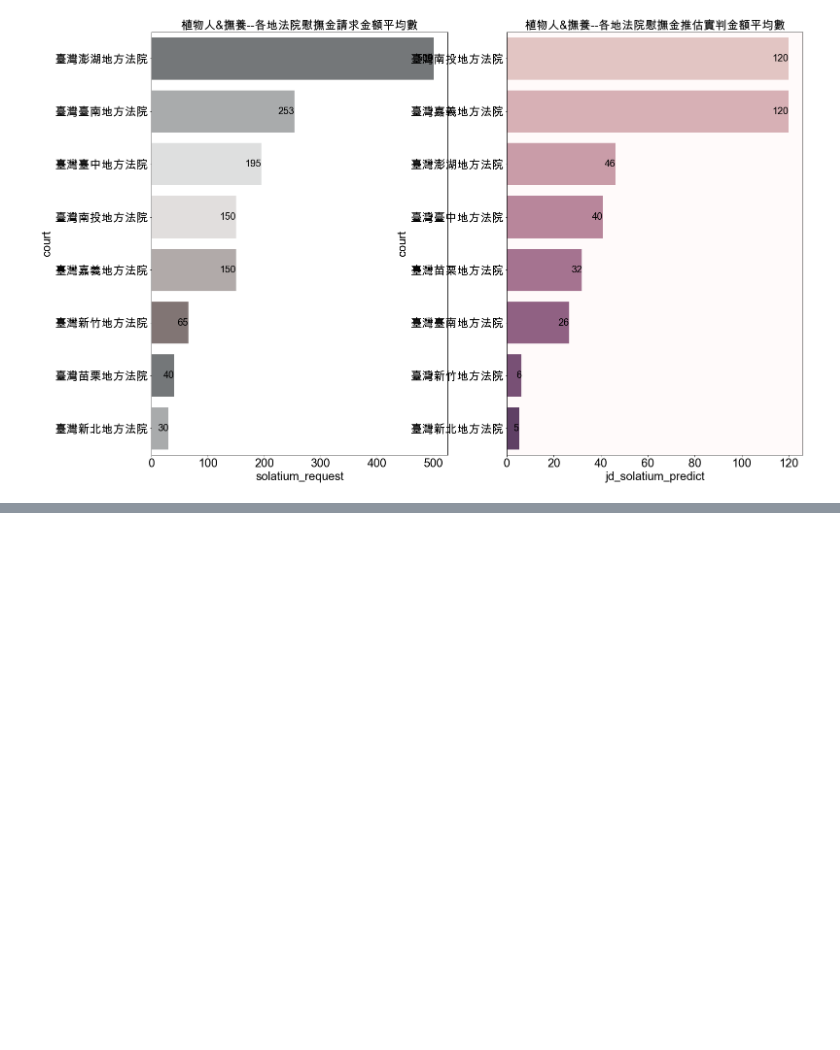
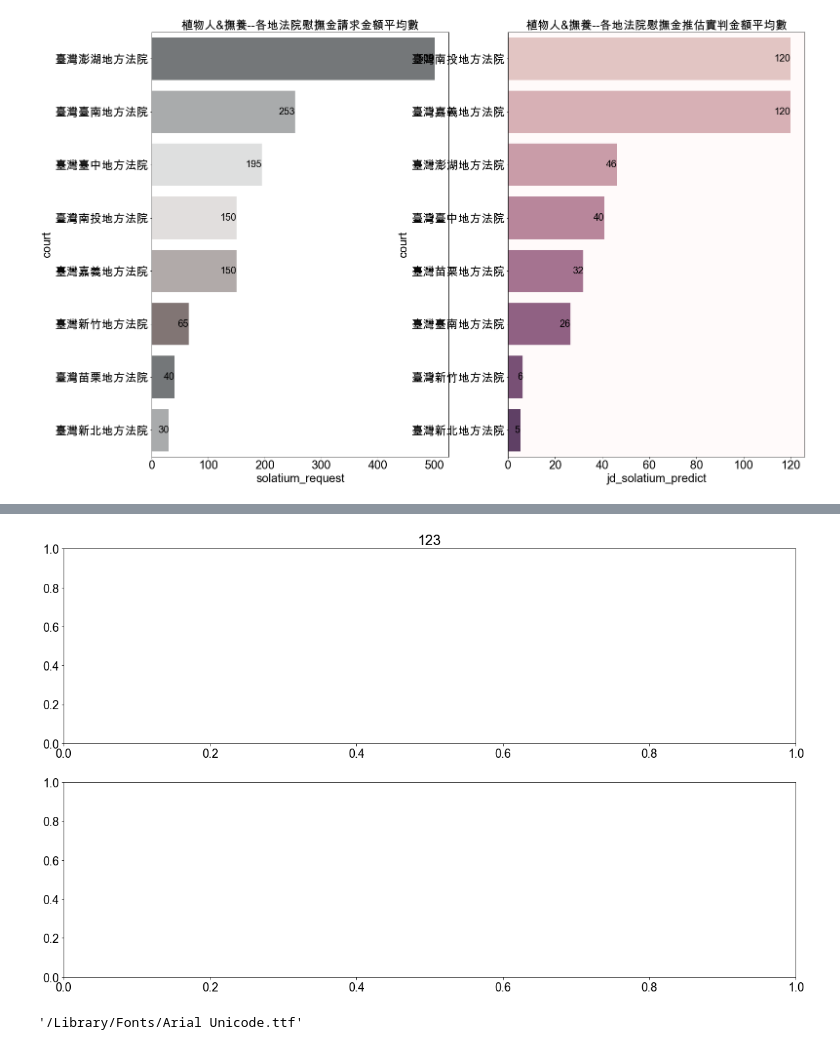
Before and after one commit to ankycheng/damages-calculator, a Jupyter notebook: calculateTool/判決數據分析統計圖.ipynb, the cells around one changed output, grey strips where cells are left out. Saved outputs shown, nothing was run; the diff lists cells and outputs as text; code cells hidden in the pictures; blank space fills up the shorter version.

```diff
--- a/calculateTool/判決數據分析統計圖.ipynb
+++ b/calculateTool/判決數據分析統計圖.ipynb
@@ -433,0 +493,4 @@ jdReportBarRealPredict(x,"judgement",'植物人','撫養')
+# %%
+fig
+# %% [output]
+[figure, added]
@@ -433,0 +500,5 @@ jdReportBarRealPredict(x,"judgement",'植物人','撫養')
+# %%
+from matplotlib.font_manager import findfont, FontProperties
+findfont(FontProperties(family=FontProperties().get_family()))
+# %% [output]
+'/Library/Fonts/Arial Unicode.ttf'
```
Also changed, not shown: parts of 20 cells of this notebook, 40 other files.
